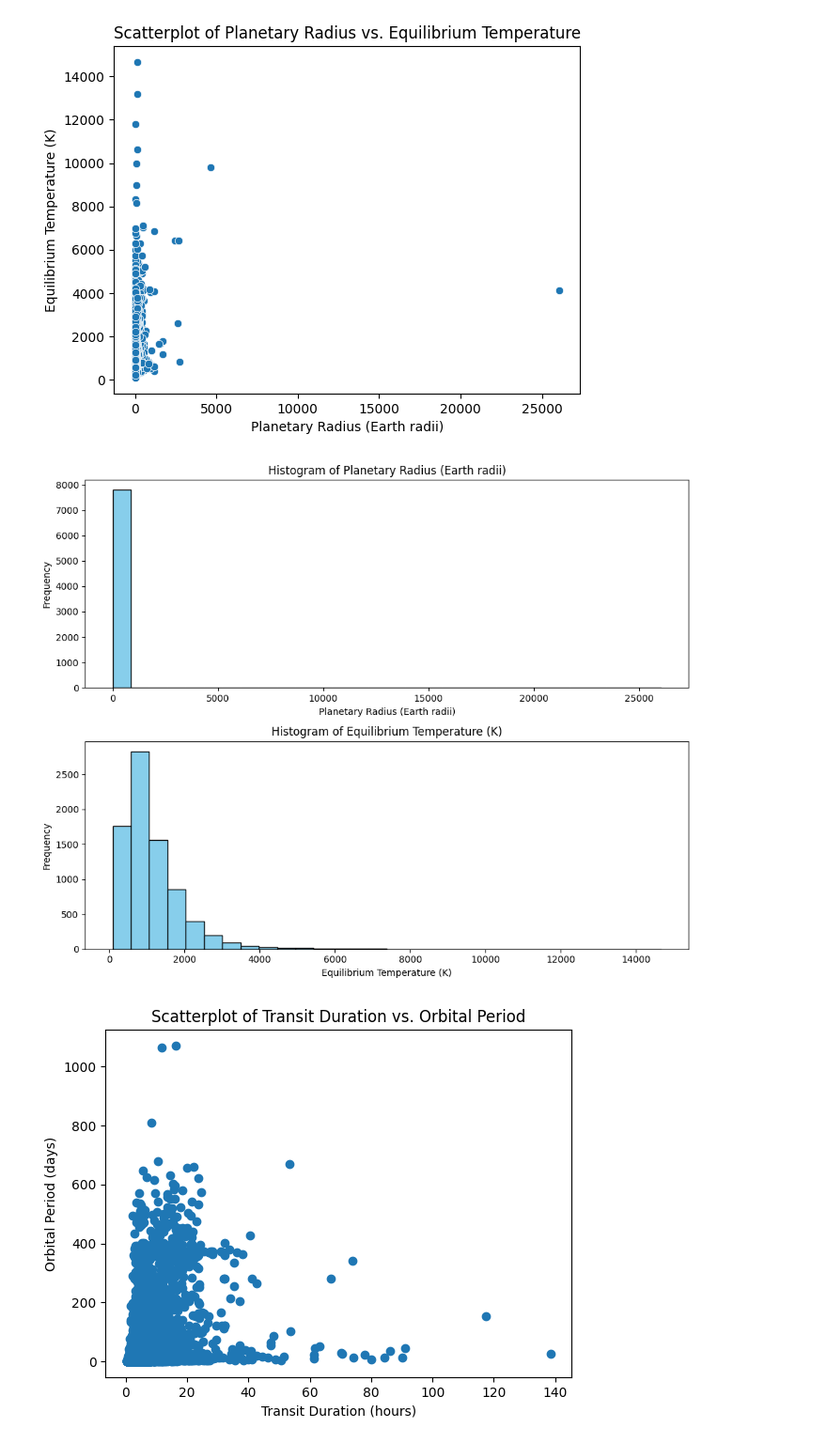
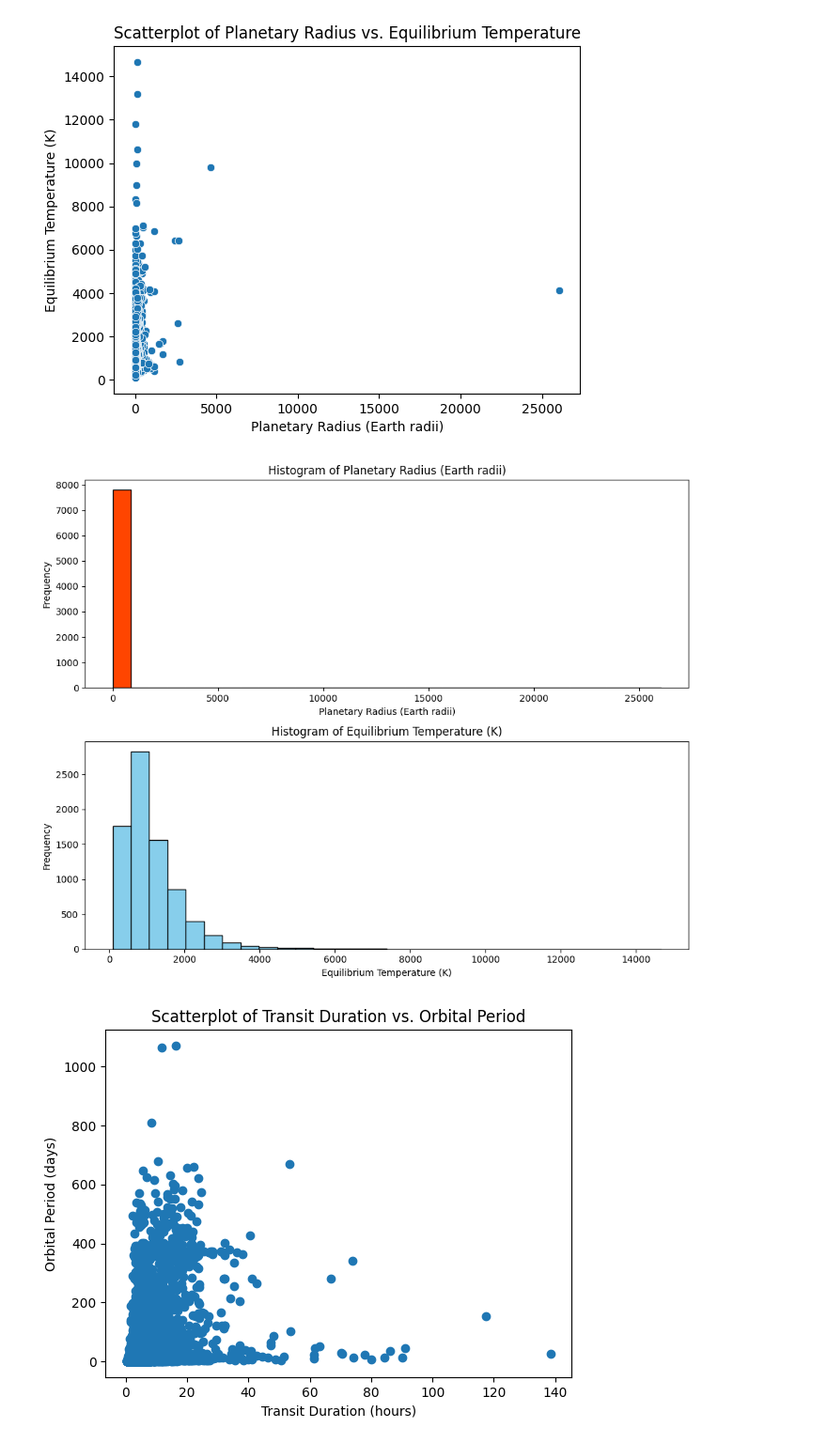
Before and after one commit to vomicienta/DataScience, a Jupyter notebook: ProyectoDS_Partell_Cignola.ipynb, the cells around one changed output. Shown at 94% size. Saved outputs shown, nothing was run; the diff lists cells and outputs as text; code cells hidden in the pictures.

```diff
--- a/ProyectoDS_Partell_Cignola.ipynb
+++ b/ProyectoDS_Partell_Cignola.ipynb
@@ -39,7 +39,7 @@ exop.head()
 # %%
 # renombramos las columnas para que coincidan con la db recolectada por API y publicada la Universidad Tecnológica de California:
 # https://exoplanetarchive.ipac.caltech.edu/docs/API_kepcandidate_columns.html
-exop = exop.rename(columns={'kepid':'KepID',
+df = df.rename(columns={'kepid':'KepID',
 'kepoi_name':'KOIName',
 'kepler_name':'KeplerName',
 'koi_disposition':'ExoplanetArchiveDisposition',
@@ -89,7 +89,7 @@ exop = exop.rename(columns={'kepid':'KepID',
 'dec':'Dec_decimaldegrees',
 'koi_kepmag':'Kepler-band_mag'
 })
-exop.head().T
+df.head().T
 # %% [output]
 |  | 0 | 1 | 2 | 3 | 4 |
 | KepID | 10797460 | 10797460 | 10811496 | 10848459 | 10854555 |
@@ -164,25 +164,25 @@ Dec_decimaldegrees                                          0
 Kepler-band_mag                                             1
 dtype: int64
 # %%
-exop.drop(columns=['KeplerName','EquilibriumTemperatureUpperUncK', 'EquilibriumTemperatureLowerUncK',
+df.drop(columns=['KeplerName','EquilibriumTemperatureUpperUncK', 'EquilibriumTemperatureLowerUncK',
                  'StellarEffectiveTemperatureUpperUncK', 'StellarEffectiveTemperatureLowerUncK', 'TransitDepthUpperUnc_ppm', 'TransitDepthLowerUnc_ppm',
                  'EphemerisMatchIndicatesContaminationFalsePositiveFlag','TCEDeliver', 'StellarSurfaceGravityUpperUnc_log10(cm/s**2)',
                  'StellarSurfaceGravityLowerUnc_log10(cm/s**2)',
                  'KepID'], inplace=True)
 # %%
-exop.dropna(inplace=True)
-exop.shape
+df.dropna(inplace=True)
+df.shape
 # %% [output]
 (7818, 37)
 # %%
 # Columnas con datos categóricos para analisis gráfico:
 
-exop['ExoplanetArchiveDisposition'] = exop['ExoplanetArchiveDisposition'].astype('category')
-exop['DispositionUsingKeplerData'] = exop['DispositionUsingKeplerData'].astype('category')
-exop['NotTransit-LikeFalsePositiveFlag'] = exop['NotTransit-LikeFalsePositiveFlag'].astype('category')
-exop['koi_fpflag_ss'] = exop['koi_fpflag_ss'].astype('category')
-exop['CentroidOffsetFalsePositiveFlag'] = exop['CentroidOffsetFalsePositiveFlag'].astype('category')
-exop.describe(include='category')
+df['ExoplanetArchiveDisposition'] = df['ExoplanetArchiveDisposition'].astype('category')
+df['DispositionUsingKeplerData'] = df['DispositionUsingKeplerData'].astype('category')
+df['NotTransit-LikeFalsePositiveFlag'] = df['NotTransit-LikeFalsePositiveFlag'].astype('category')
+df['koi_fpflag_ss'] = df['koi_fpflag_ss'].astype('category')
+df['CentroidOffsetFalsePositiveFlag'] = df['CentroidOffsetFalsePositiveFlag'].astype('category')
+df.describe(include='category')
 # %% [output]
 |  | ExoplanetArchiveDisposition | DispositionUsingKeplerData | NotTransit-LikeFalsePositiveFlag | koi_fpflag_ss | CentroidOffsetFalsePositiveFlag |
 | count | 7818 | 7818 | 7818 | 7818 | 7818 |
@@ -307,21 +285,21 @@ plt.show()
 # %%
 fig, axs = plt.subplots(2, 1, figsize=(10, 8))
 
-axs[0].hist(exop['PlanetaryRadius_Earthradii'], bins=30, color='skyblue', edgecolor='black')
+axs[0].hist(df['PlanetaryRadius_Earthradii'], bins=30, color='orangered', edgecolor='black')
 axs[0].set_title('Histogram of Planetary Radius (Earth radii)')
 axs[0].set_xlabel('Planetary Radius (Earth radii)')
 axs[0].set_ylabel('Frequency')
 
 # Creación de histograma para EquilibriumTemperatureK
-axs[1].hist(exop['EquilibriumTemperatureK'], bins=30, color='skyblue', edgecolor='black')
+axs[1].hist(df['EquilibriumTemperatureK'], bins=30, color='skyblue', edgecolor='black')
 axs[1].set_title('Histogram of Equilibrium Temperature (K)')
 axs[1].set_xlabel('Equilibrium Temperature (K)')
 axs[1].set_ylabel('Frequency')
 
 plt.tight_layout()
 plt.show()
 # %% [output]
-[figure, old version]
+[figure, new version]
 # %%
 # Duración de Tránsito y Período Orbital:
 
```
Also changed, not shown: parts of 21 cells of this notebook.
